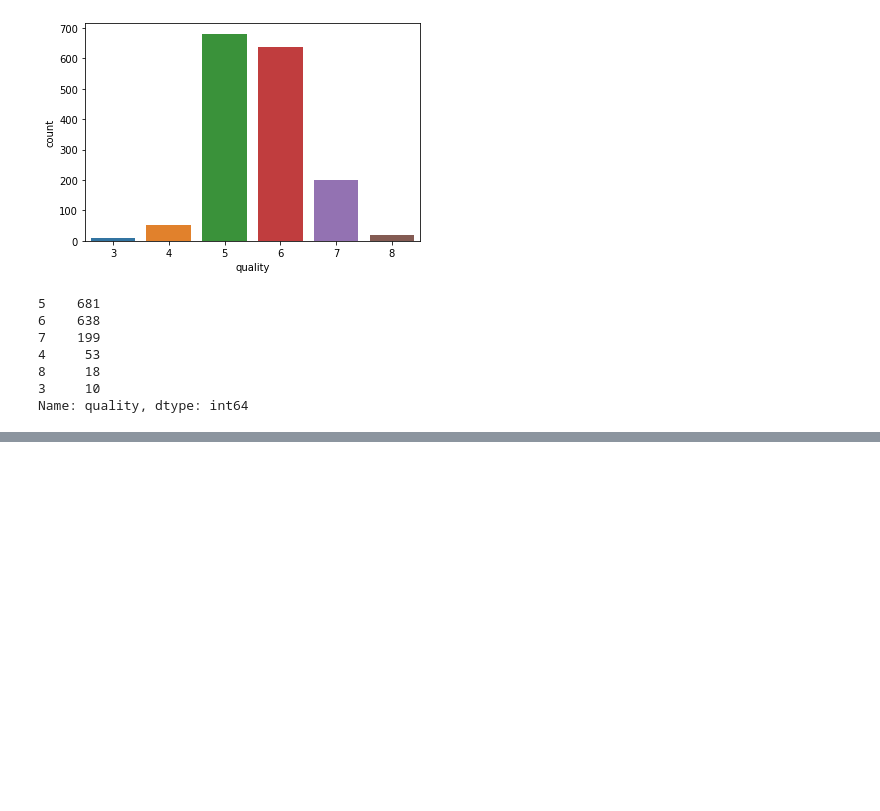
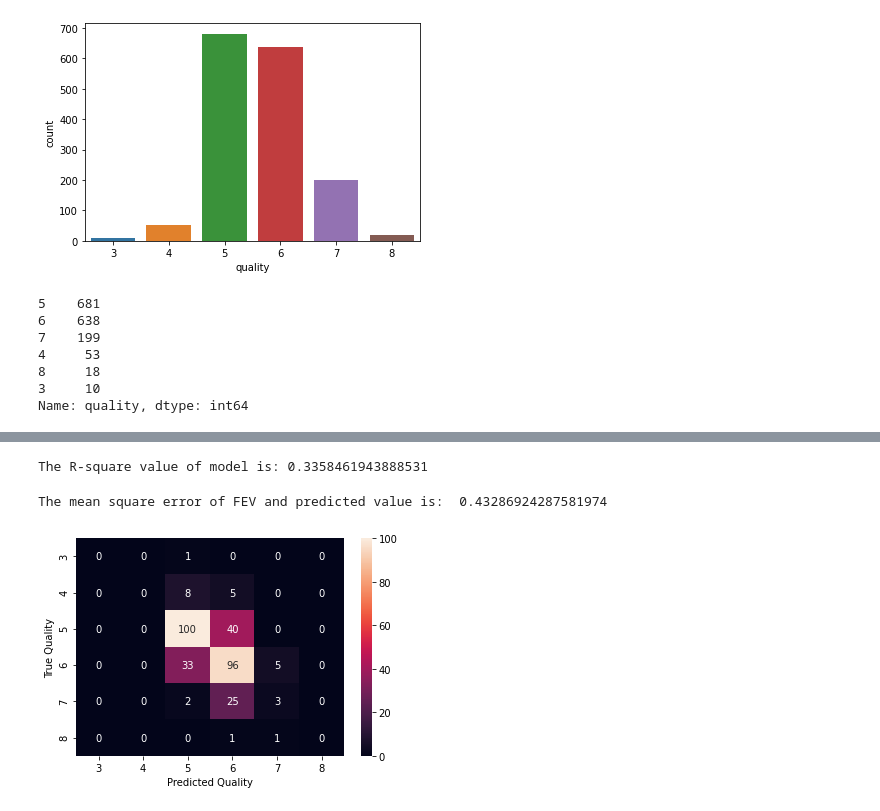
Before and after one commit to hieplk97/Data-Science, a Jupyter notebook: Data Pre-processing and Analysis/LDS5_260_Project_2/TranBuuHiep_project_Wine.ipynb, the cells around one changed output, grey strips where cells are left out. Drawn from its saved outputs; the diff is of its cells as text; code cells hidden in the pictures; blank space fills up the shorter version.

Commit message:
Wine Project LR

```diff
--- a/Data Pre-processing and Analysis/LDS5_260_Project_2/TranBuuHiep_project_Wine.ipynb
+++ b/Data Pre-processing and Analysis/LDS5_260_Project_2/TranBuuHiep_project_Wine.ipynb
@@ -167,0 +170,3 @@ Name: quality, dtype: int64
+# %%
+X = df_red_wine[['alcohol', 'sulphates', 'citric acid', 'volatile acidity']]
+y = df_red_wine['quality']
@@ -167,0 +176,2 @@ Name: quality, dtype: int64
+# %%
+X_train, X_test, y_train, y_test = train_test_split(X, y, test_size=0.2, random_state=1)
@@ -167,0 +180,11 @@ Name: quality, dtype: int64
+# %%
+#Fit the model and make prediction
+regressor = LinearRegression()
+regressor.fit(X_train, y_train)
+y_prediction_lr = regressor.predict(X_test)
+y_prediction_lr = np.round(y_prediction_lr)
+# %%
+# Find R^2
+print('The R-square value of model is:', regressor.score(X, y))
+# %% [output]
+The R-square value of model is: 0.3358461943888531
@@ -167,0 +193,6 @@ Name: quality, dtype: int64
+# %%
+# Find the MSE
+mse = mean_squared_error(y, regressor.predict(X))
+print('The mean square error of FEV and predicted value is: ', mse)
+# %% [output]
+The mean square error of FEV and predicted value is:  0.43286924287581974
@@ -167,0 +201,11 @@ Name: quality, dtype: int64
+# %%
+#Confussion Matrix for the Linear Regression Model
+label_aux = plt.subplot()
+cm_linear_regression = confusion_matrix(y_test,y_prediction_lr)
+cm_lr = pd.DataFrame(cm_linear_regression,
+                     index = ['3','4','5','6','7','8'],
+                     columns = ['3','4','5','6','7','8'])
+sns.heatmap(cm_lr,annot=True,fmt="d")
+label_aux.set_xlabel('Predicted Quality');label_aux.set_ylabel('True Quality');
+# %% [output]
+[figure, added]
```
Also changed, not shown: parts of 6 cells of this notebook.
